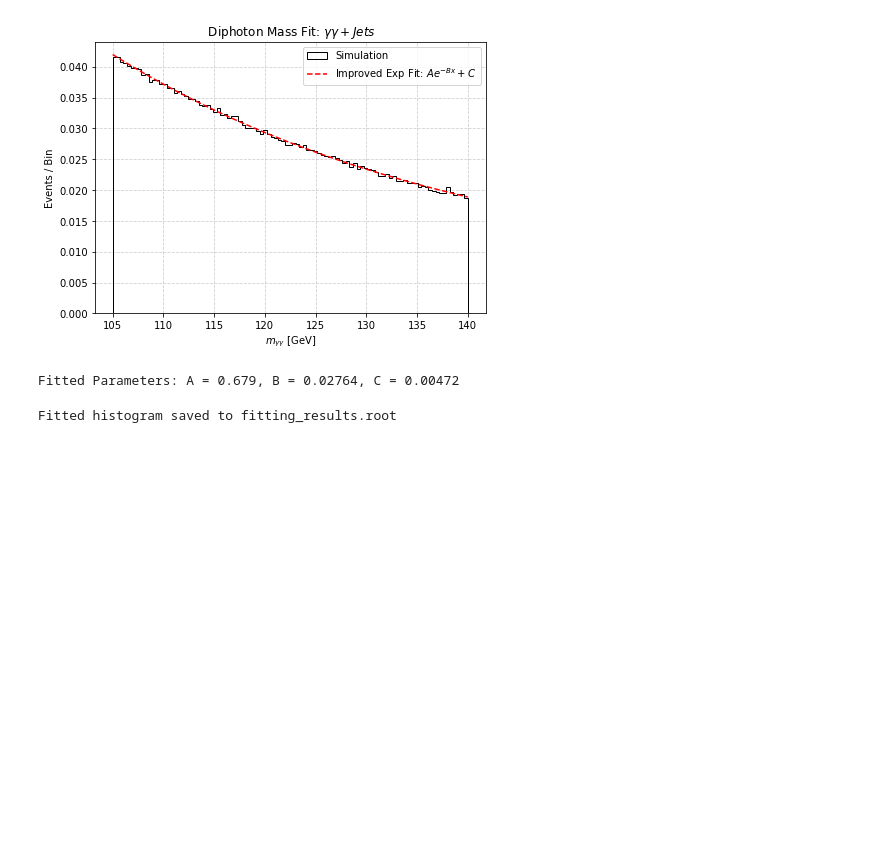
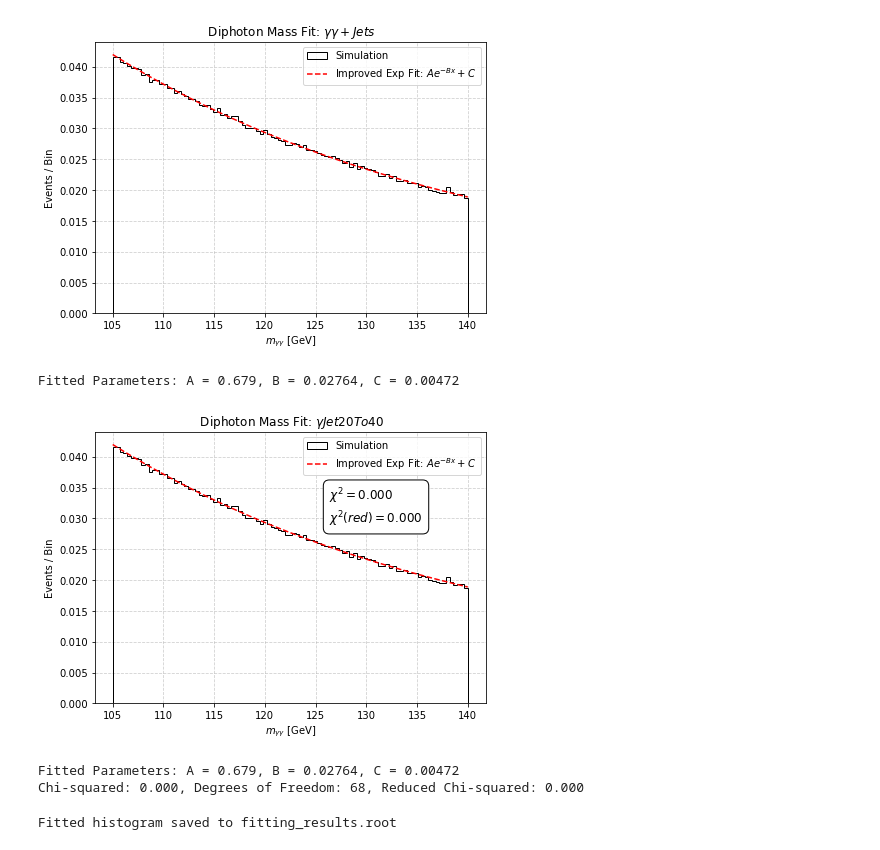
Before and after one commit to tiwariPC/hhbbgg_AwkwardAnalyzer, a Jupyter notebook: stats_study/notebook_signal_fitting/background_fit_non-resonant.ipynb, the cells around one changed output. Saved outputs shown, nothing was run; the diff lists cells and outputs as text; code cells hidden in the pictures; blank space fills up the shorter version.

```diff
--- a/stats_study/notebook_signal_fitting/background_fit_non-resonant.ipynb
+++ b/stats_study/notebook_signal_fitting/background_fit_non-resonant.ipynb
@@ -128,6 +126,67 @@ print(f"Fitted Parameters: A = {params[0]:.3f}, B = {params[1]:.5f}, C = {params
 # %% [output]
 [figure]
 Fitted Parameters: A = 0.679, B = 0.02764, C = 0.00472
+# %%
+import numpy as np
+import matplotlib.pyplot as plt
+from scipy.optimize import curve_fit
+
+# Define improved exponential function with an additional constant
+def exp_fit(x, A, B, C):
+    return A * np.exp(-B * x) + C
+
+# Define the fit range
+fit_mask = (bin_centers > 110) & (bin_centers < 135)  # Focus on mid-range
+
+# Perform fit using selected range
+params, covariance = curve_fit(exp_fit, bin_centers[fit_mask], hist[fit_mask], p0=[0.08, 0.01, 0])
+
+# Generate fitted curve
+x_fit = np.linspace(105, 140, 1000)
+y_fit = exp_fit(x_fit, *params)
+
+# Calculate chi-squared
+y_fit_data = exp_fit(bin_centers[fit_mask], *params)
+residuals = hist[fit_mask] - y_fit_data
+errors = np.sqrt(hist[fit_mask])  # Assuming Poisson errors (sqrt of counts)
+
+# Avoid division by zero in case of empty bins
+errors[errors == 0] = 1
+
+chi2 = np.sum((residuals / errors) ** 2)
+ndof = len(hist[fit_mask]) - len(params)  # Degrees of freedom
+
+chi2_red = chi2 / ndof if ndof > 0 else np.nan  # Avoid division by zero
+
+# Plot histogram and improved fit
+plt.figure(figsize=(7, 5))
+plt.hist(diphoton_mass, bins=bins, density=True, histtype="step", color="black", label="Simulation")
+plt.plot(x_fit, y_fit, color="red", linestyle="--", label=r"Improved Exp Fit: $A e^{-Bx} + C$")
+
+# Labels and formatting
+plt.xlabel(r"$m_{\gamma\gamma}$ [GeV]")
+plt.ylabel("Events / Bin")
+plt.legend()
+plt.title(r" Diphoton Mass Fit: $\gamma Jet20To40$")
+plt.grid(True, linestyle="--", alpha=0.6)
+
+# Add chi-squared and reduced chi-squared to the plot
+plt.text(0.6, 0.8, f"$\chi^2 = {chi2:.3f}$\n$\chi^2(red) = {chi2_red:.3f}$",
+         transform=plt.gca().transAxes, fontsize=12, verticalalignment='top',
+         bbox=dict(facecolor='white', edgecolor='black', boxstyle='round,pad=0.5'))
+
+# Show the plot
+plt.savefig("/afs/cern.ch/user/s/sraj/sraj/www/CUA/HH-bbgg/stat_study/background_diphoton/fitting_GJet20To40.pdf")
+plt.savefig("/afs/cern.ch/user/s/sraj/sraj/www/CUA/HH-bbgg/stat_study/background_diphoton/fitting_GJet20To40.png")
+plt.show()
+
+# Print improved fit parameters and chi-squared
+print(f"Fitted Parameters: A = {params[0]:.3f}, B = {params[1]:.5f}, C = {params[2]:.5f}")
+print(f"Chi-squared: {chi2:.3f}, Degrees of Freedom: {ndof}, Reduced Chi-squared: {chi2_red:.3f}")
+# %% [output]
+[figure, added]
+Fitted Parameters: A = 0.679, B = 0.02764, C = 0.00472
+Chi-squared: 0.000, Degrees of Freedom: 68, Reduced Chi-squared: 0.000
 # %%
 # Save the fitted shape (histogram) to a ROOT file
 root_file_path = "fitting_results.root"
```
Also changed, not shown: parts of 4 cells of this notebook, 4 other files.
